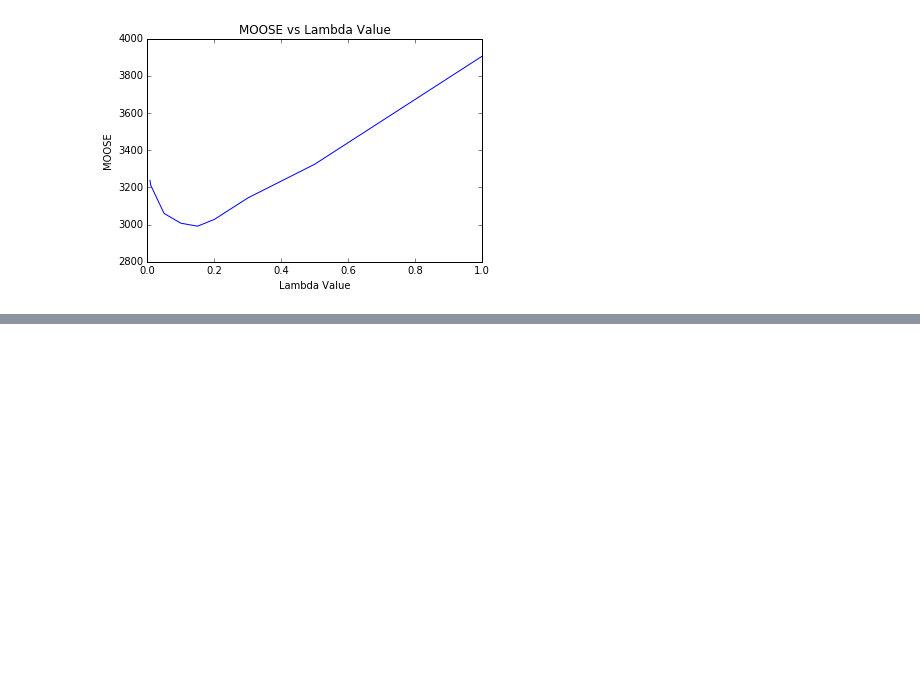
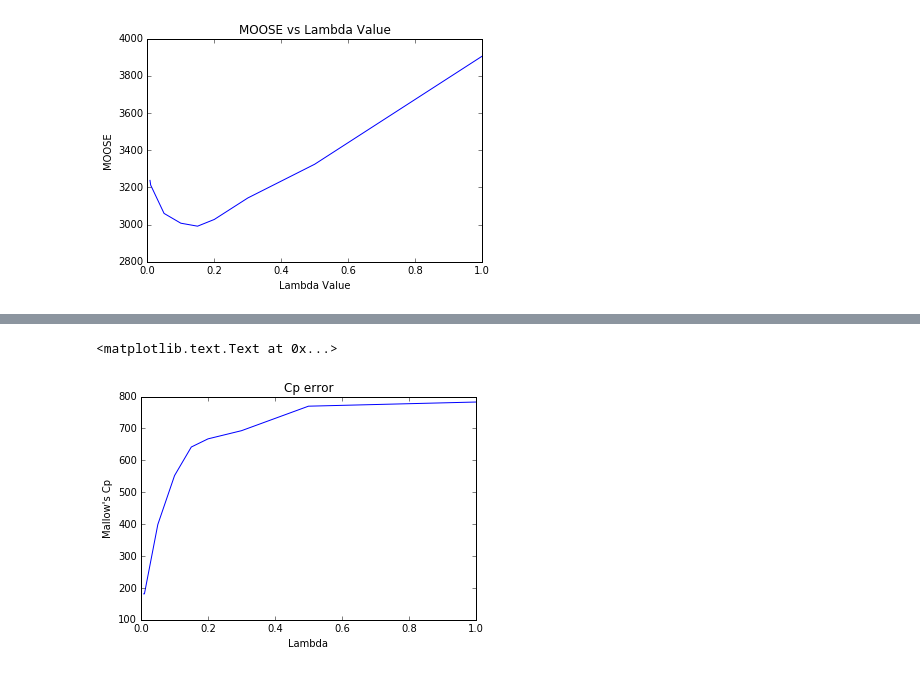
Before and after one commit to chipbuster/SDS385, a Jupyter notebook: exercises/exercises05/codes/Validation.ipynb, the cells around one changed output, grey strips where cells are left out. Saved outputs shown, nothing was run; the diff lists cells and outputs as text; code cells hidden in the pictures; blank space fills up the shorter version.

```diff
--- a/exercises/exercises05/codes/Validation.ipynb
+++ b/exercises/exercises05/codes/Validation.ipynb
@@ -34,0 +59,29 @@ plt.title("MOOSE vs Lambda Value")
+# %%
+# Generate actual betas with lasso_path for calculating betas
+lassoPathLambdas, coeffs, _ = lasso_path(data,response, alphas = testLambdas)
+
+betas = []
+
+# Aggregate "coeffs" into individual vectors of betas
+for j in range(len(coeffs[0])):
+    betas.append(np.array([ x[j] for x in coeffs ]))
+# %%
+# Calculate variance
+ols = LinearRegression()
+ols.fit(data,response)
+olspred = ols.predict(data)
+sigmasquare = 1 / ( N - P ) * np.sum((response - olspred)**2)
+
+Cp = copy.copy(mse)
+# Modify in-sample MSE with Mallows terms
+for j in range(len(Cp)):
+    s = len(betas[j]) - np.count_nonzero(betas[j])
+    Cp[j] += 2 * s / N * sigmasquare
+
+plt.plot(testLambdas, Cp)
+plt.xlabel("Lambda")
+plt.ylabel("Mallow's Cp")
+plt.title("Cp error")
+# %% [output]
+<matplotlib.text.Text at 0x...>
+[figure, added]
```
Also changed, not shown: parts of 7 cells of this notebook, 1 other file.
